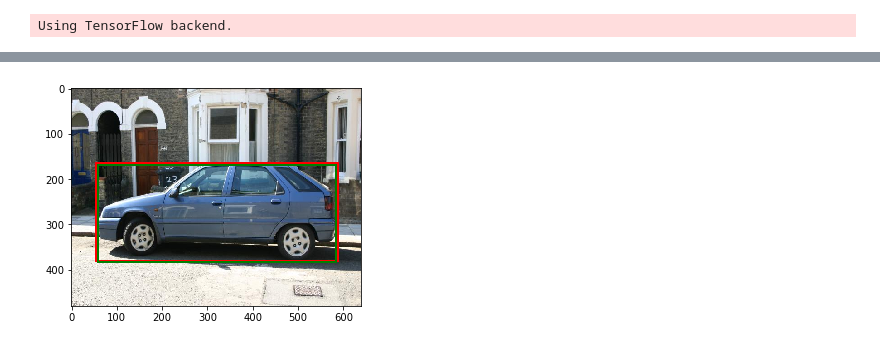
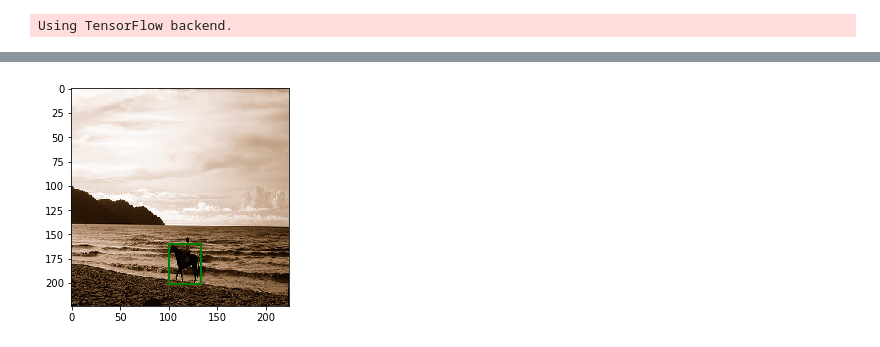
Before and after one commit to sksq96/cnn-localization, a Jupyter notebook: keral-finetune.ipynb, the cells around one changed output, grey strips where cells are left out. Saved outputs shown, nothing was run; the diff lists cells and outputs as text; code cells hidden in the pictures.

```diff
--- a/keral-finetune.ipynb
+++ b/keral-finetune.ipynb
@@ -77,5 +84,5 @@ for layer in base_model.layers:
 # %%
-def read_data(folder):
+def parse_bb(folder):
     arr = {}
     base = 'data/{}/Annotations/'.format(folder)
     for file in os.listdir(base):
@@ -85,12 +92,12 @@ def read_data(folder):
             z = z.split('\n')[14].split()[-5:]
             k = z[0][1:][:-1], z[1][:-1], z[3][1:][:-1], z[4][:-1]
             k = list(map(int, k))
-            arr[img] = k
+            arr[img] = scale_bb(k, Image.open(img).size)
     return arr
 # %%
 def get_input(folder='dev'):
     X, y = [], []
-    data = read_data(folder)
+    data = parse_bb(folder)
     for img_path, bb in data.items():
         img = image.load_img(img_path, target_size=(224, 224))
         x = image.img_to_array(img)
@@ -132,13 +129,14 @@ def test(X, y):
     return y_pred, mean_squared_error(y, y_pred)
 # %%
 def plot_bb(img, bb, bb_pred):
+    fig,ax = plt.subplots(1)
+    if isinstance(img, str):
+        # img = np.array(Image.open(img), dtype=np.uint8)
+        img = image.load_img(img, target_size=(224, 224))
+    ax.imshow(img)
+
     a,b,c,d = bb
     w,x,y,z = list(map(int, bb_pred))
-
-    fig,ax = plt.subplots(1)
-    if isinstance(img, str):
-        img = np.array(Image.open(img), dtype=np.uint8)
-    ax.imshow(img)
 
     rect = patches.Rectangle((a,b),c-a,d-b, linewidth=2,edgecolor='r',facecolor='none')
     ax.add_patch(rect)
@@ -152,12 +150,12 @@ def plot(y, y_pred, folder='dev'):
     num_images = y.shape[0]
     idx = np.random.choice(num_images)
 
-    data = read_data(folder)
+    data = parse_bb(folder)
     img = list(data.keys())[idx]
     plot_bb(img, y[idx], y_pred[idx])
 # %%
 y_pred, mse = test(X, y)
 # %%
-plot(y, y_pred)
+plot(y, y)
 # %% [output]
-[figure, old version]
+[figure, new version]
```
Also changed, not shown: parts of 3 cells of this notebook.
